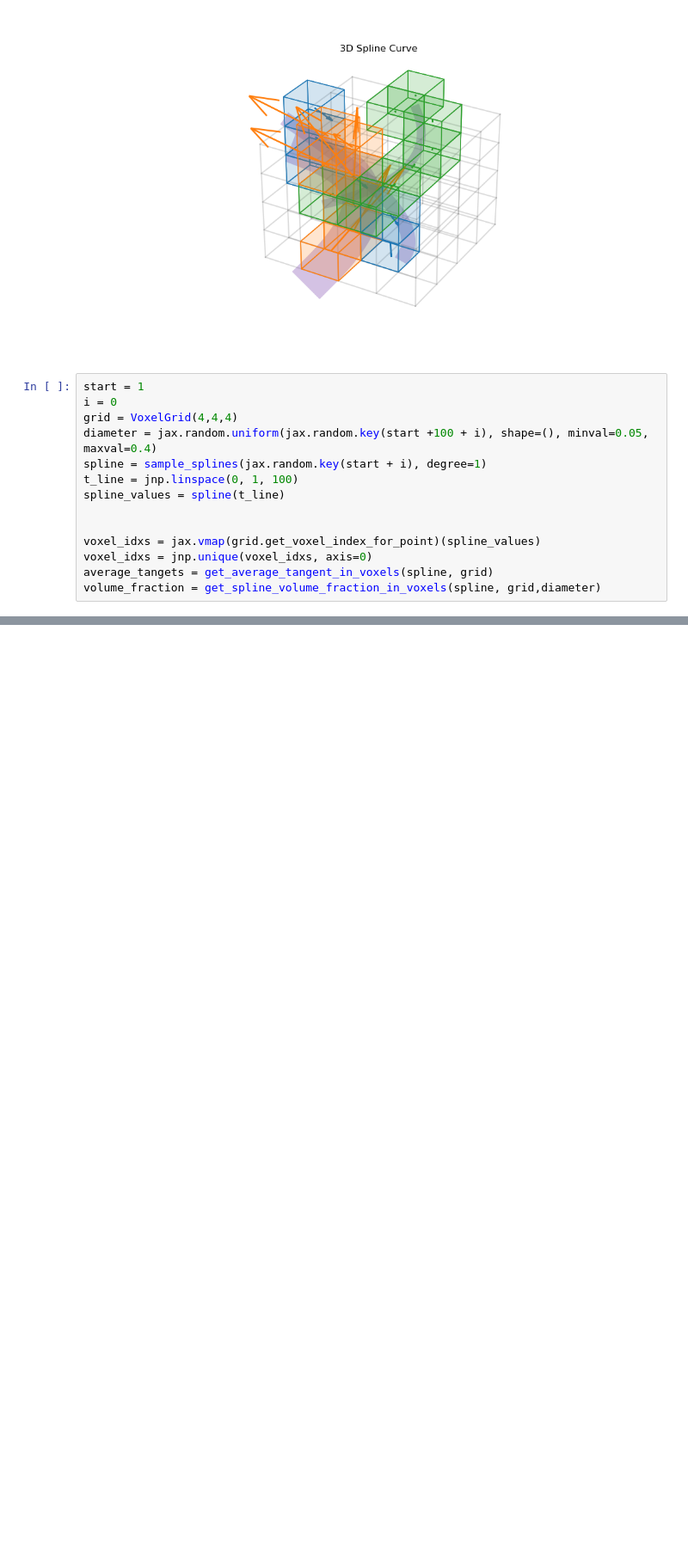
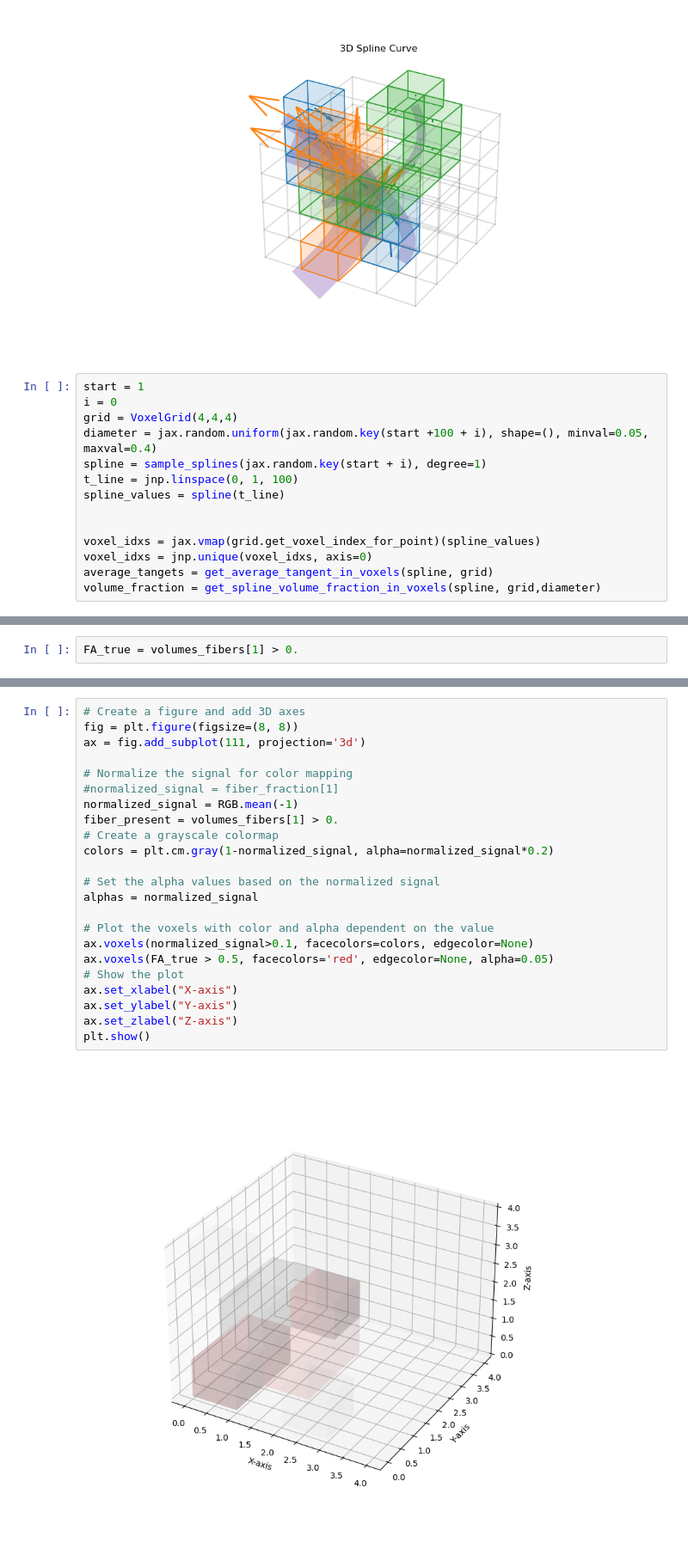
Before and after one commit to mackelab/dmri, a Jupyter notebook: notebooks/global_simulator/global_models.ipynb, the cells around one changed output, grey strips where cells are left out. Shown at 86% size. Drawn from its saved outputs; the diff is of its cells as text; blank space fills up the shorter version.

```diff
--- a/notebooks/global_simulator/global_models.ipynb
+++ b/notebooks/global_simulator/global_models.ipynb
@@ -137,0 +154,2 @@ plt.show()
+# %%
+FA_true = volumes_fibers[1] > 0.
@@ -137,0 +163,25 @@ plt.show()
+# %%
+# Create a figure and add 3D axes
+fig = plt.figure(figsize=(8, 8))
+ax = fig.add_subplot(111, projection='3d')
+
+# Normalize the signal for color mapping
+#normalized_signal = fiber_fraction[1]
+normalized_signal = RGB.mean(-1)
+fiber_present = volumes_fibers[1] > 0.
+# Create a grayscale colormap
+colors = plt.cm.gray(1-normalized_signal, alpha=normalized_signal*0.2)
+
+# Set the alpha values based on the normalized signal
+alphas = normalized_signal
+
+# Plot the voxels with color and alpha dependent on the value
+ax.voxels(normalized_signal>0.1, facecolors=colors, edgecolor=None)
+ax.voxels(FA_true > 0.5, facecolors='red', edgecolor=None, alpha=0.05)
+# Show the plot
+ax.set_xlabel("X-axis")
+ax.set_ylabel("Y-axis")
+ax.set_zlabel("Z-axis")
+plt.show()
+# %% [output]
+[figure, added]
```
Also changed, not shown: parts of 18 cells of this notebook, 5 other files.
